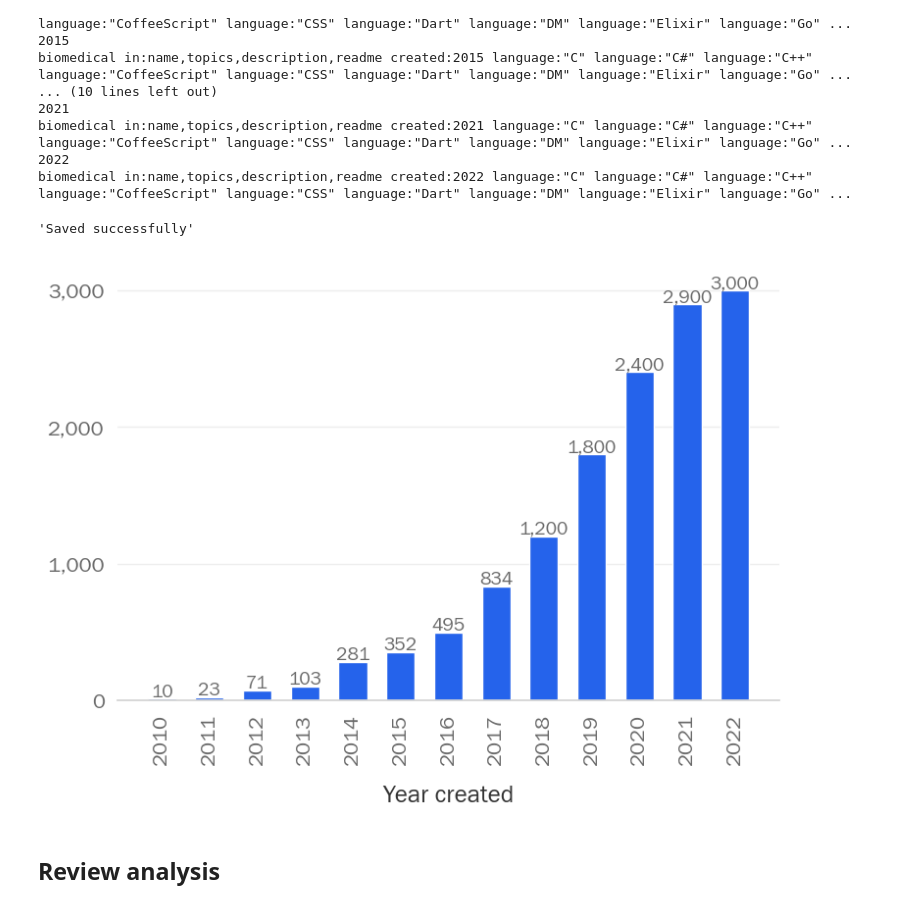
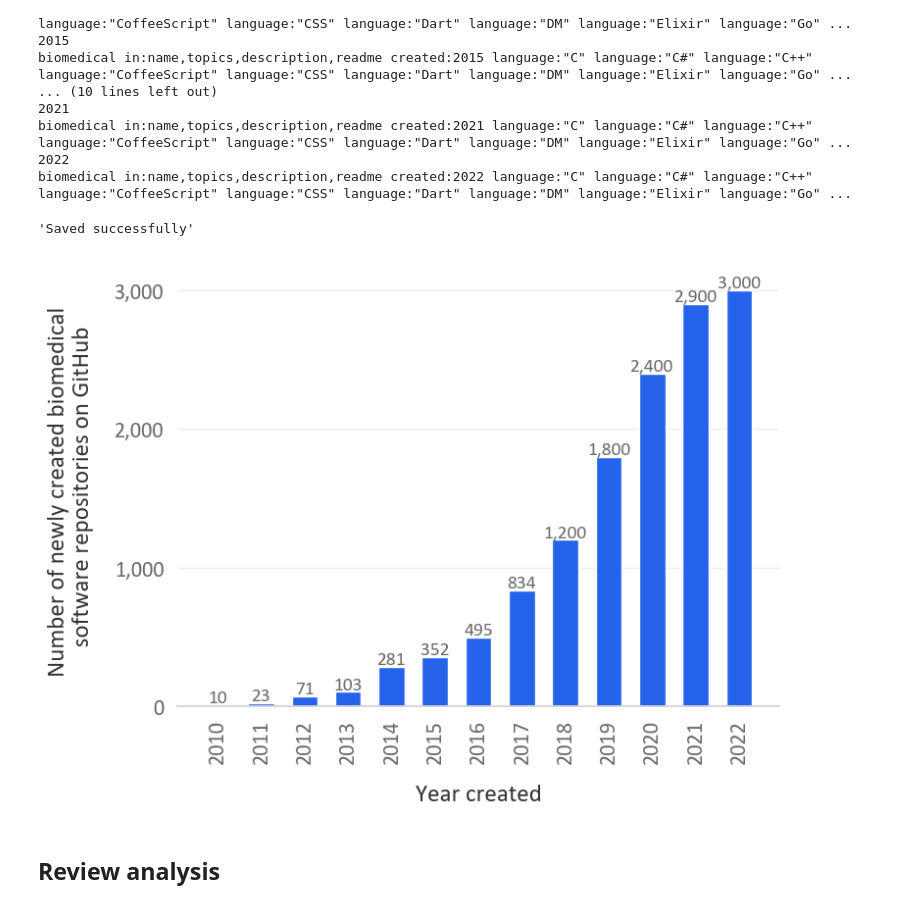
Before and after one commit to FAIR-BioRS/Code, a Jupyter notebook: main.ipynb, the cells around one changed output. Cells and saved outputs as stored; diff of their text form; code cells hidden in the pictures.

```diff
--- a/main.ipynb
+++ b/main.ipynb
@@ -32,7 +32,7 @@ color_palette = [COLOR_1, COLOR_2, COLOR_3, COLOR_4, COLOR_5, COLOR_6]
 pd.set_option("display.max_colwidth", None)
 
 sns.set(
-    font="Franklin Gothic Book",
+    font="Calibri",
     rc={
         "axes.axisbelow": False,
         "axes.edgecolor": "lightgrey",
@@ -185,8 +185,9 @@ def generate_bar_plot(
     plt.yticks(fontsize=16)
     ax.spines["left"].set_visible(False)
     ax.set_xlabel(x_label, labelpad=15, color="#333333")
+    ax.set_ylabel(y_label, labelpad=15, color="#333333")
     ax.yaxis.set_major_formatter(StrMethodFormatter('{x:,}'))
-    plt.ylabel(y_label, fontsize=18)
+    #plt.ylabel(y_label, fontsize=18)
     plt.title(
         title,
         color="#333333",
@@ -366,35 +367,35 @@ df = pd.read_csv(
 )  # or use df = df_yearwise if not working from pre-saved results
 x = df["year"]
 y = df["count"]
 fig_width = 8
 fig_height = 6
 bar_width = 0.6
 delta_y = 20
 x_label = "Year created"
-y_label = ""
+y_label = "Number of newly created biomedical \n software repositories on GitHub"
 max_width_x_tick_labels = ""
 y_ticks_increment = 1000
 #title = "Number of new software repositories created on GitHub \n with 'biomedical' in the name, description, or readme"
 title = ""
 fig = generate_bar_plot(
     x,
     y,
     fig_width,
     fig_height,
     bar_width,
     delta_y,
     x_label,
     y_label,
     title,
     max_width_x_tick_labels,
     y_ticks_increment,
 )
 plot_name = "github-biomedical-repo-count-yearwise"
 save_image(fig, "output", plot_name, "png")
 save_image(fig, "output", plot_name, "pdf")
 # %% [output]
 'Saved successfully'
-[figure, old version]
+[figure, new version]
 # %% [markdown]
 ## Review analysis
 # %%
```
Also changed, not shown: parts of 8 cells of this notebook, 8 other files.
